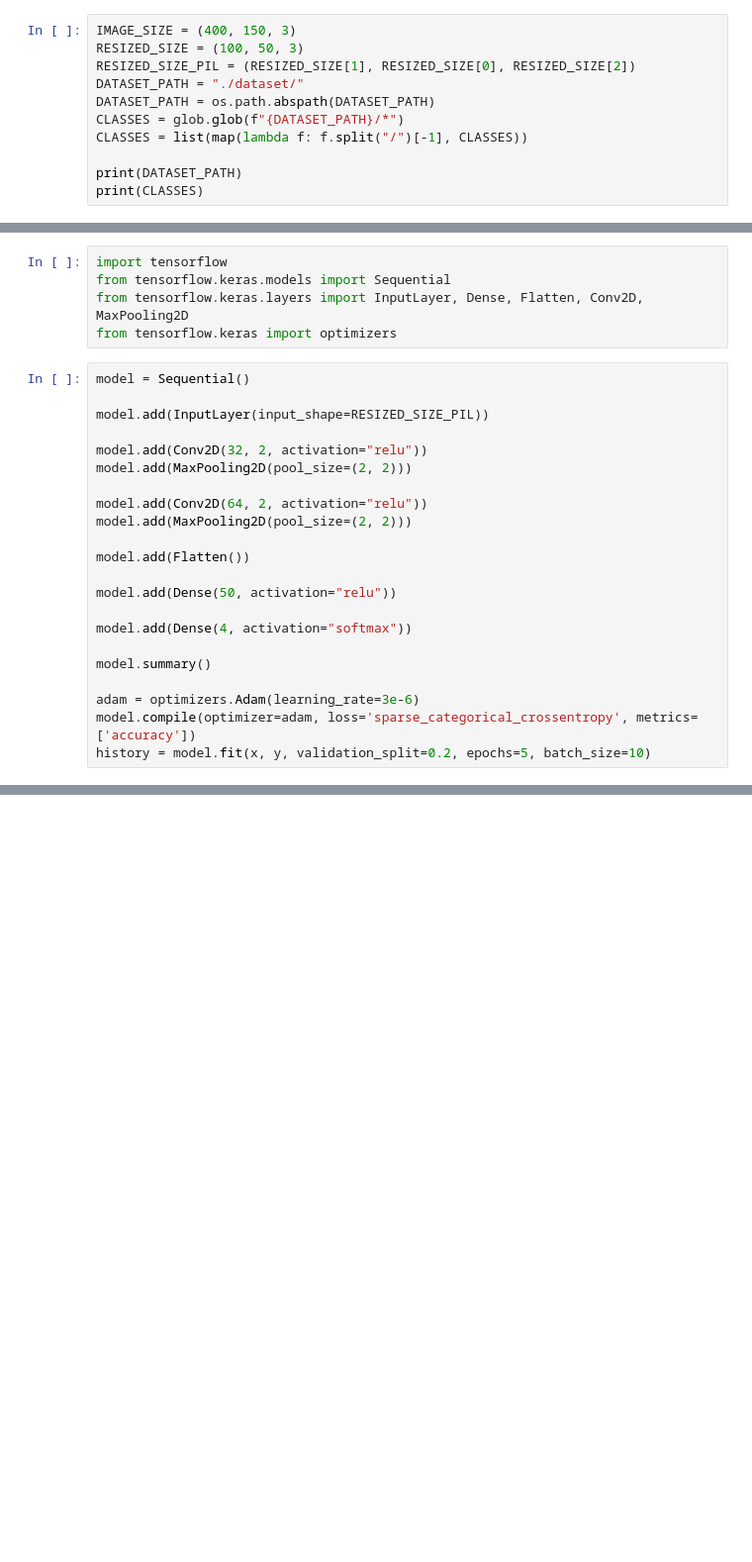
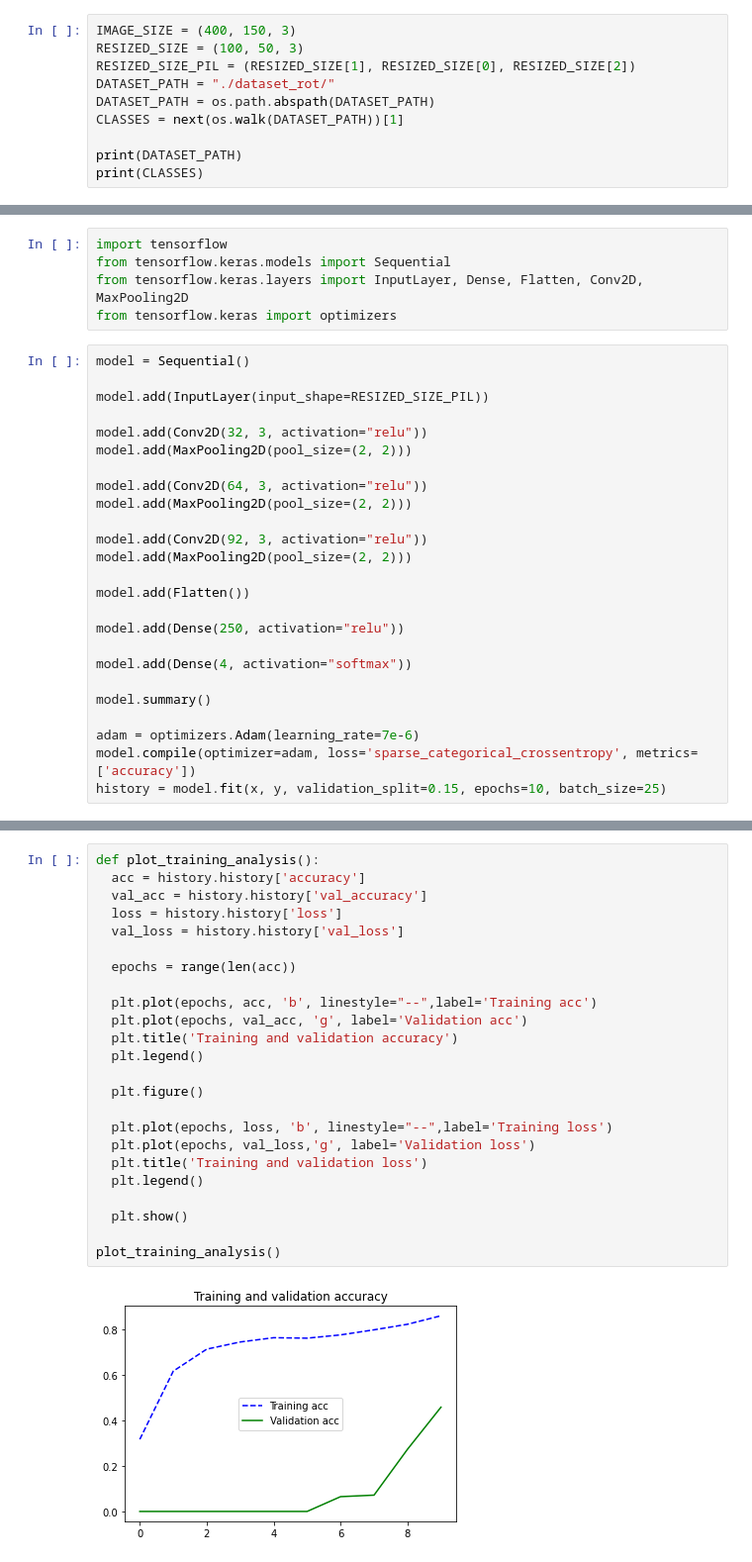
Before and after one commit to Tocard-Inc/Deep-Learning, a Jupyter notebook: notebook.ipynb, the cells around one changed output, grey strips where cells are left out. Shown: that part at 99% size. Cells and saved outputs as stored; diff of their text form; blank space fills up the shorter version.

Commit message:
feat: now loading the entire dataset ?

```diff
--- a/notebook.ipynb
+++ b/notebook.ipynb
@@ -10,10 +10,9 @@ import matplotlib.pyplot as plt
 IMAGE_SIZE = (400, 150, 3)
 RESIZED_SIZE = (100, 50, 3)
 RESIZED_SIZE_PIL = (RESIZED_SIZE[1], RESIZED_SIZE[0], RESIZED_SIZE[2])
-DATASET_PATH = "./dataset/"
+DATASET_PATH = "./dataset_rot/"
 DATASET_PATH = os.path.abspath(DATASET_PATH)
-CLASSES = glob.glob(f"{DATASET_PATH}/*")
-CLASSES = list(map(lambda f: f.split("/")[-1], CLASSES))
+CLASSES = next(os.walk(DATASET_PATH))[1]
 
 print(DATASET_PATH)
 print(CLASSES)
@@ -88,21 +87,24 @@ model = Sequential()
 
 model.add(InputLayer(input_shape=RESIZED_SIZE_PIL))
 
-model.add(Conv2D(32, 2, activation="relu"))
+model.add(Conv2D(32, 3, activation="relu"))
 model.add(MaxPooling2D(pool_size=(2, 2)))
 
-model.add(Conv2D(64, 2, activation="relu"))
+model.add(Conv2D(64, 3, activation="relu"))
+model.add(MaxPooling2D(pool_size=(2, 2)))
+
+model.add(Conv2D(92, 3, activation="relu"))
 model.add(MaxPooling2D(pool_size=(2, 2)))
 
 model.add(Flatten())
 
-model.add(Dense(50, activation="relu"))
+model.add(Dense(250, activation="relu"))
 
 model.add(Dense(4, activation="softmax"))
 
 model.summary()
 
-adam = optimizers.Adam(learning_rate=3e-6)
+adam = optimizers.Adam(learning_rate=7e-6)
 model.compile(optimizer=adam, loss='sparse_categorical_crossentropy', metrics=['accuracy'])
-history = model.fit(x, y, validation_split=0.2, epochs=5, batch_size=10)
+history = model.fit(x, y, validation_split=0.15, epochs=10, batch_size=25)
 # %% [output]
@@ -142,0 +154,26 @@ Epoch 5/5
+# %%
+def plot_training_analysis():
+  acc = history.history['accuracy']
+  val_acc = history.history['val_accuracy']
+  loss = history.history['loss']
+  val_loss = history.history['val_loss']
+
+  epochs = range(len(acc))
+
+  plt.plot(epochs, acc, 'b', linestyle="--",label='Training acc')
+  plt.plot(epochs, val_acc, 'g', label='Validation acc')
+  plt.title('Training and validation accuracy')
+  plt.legend()
+
+  plt.figure()
+
+  plt.plot(epochs, loss, 'b', linestyle="--",label='Training loss')
+  plt.plot(epochs, val_loss,'g', label='Validation loss')
+  plt.title('Training and validation loss')
+  plt.legend()
+
+  plt.show()
+
+plot_training_analysis()
+# %% [output]
+[figure, added]
```
Also changed, not shown: parts of 8 cells of this notebook.
